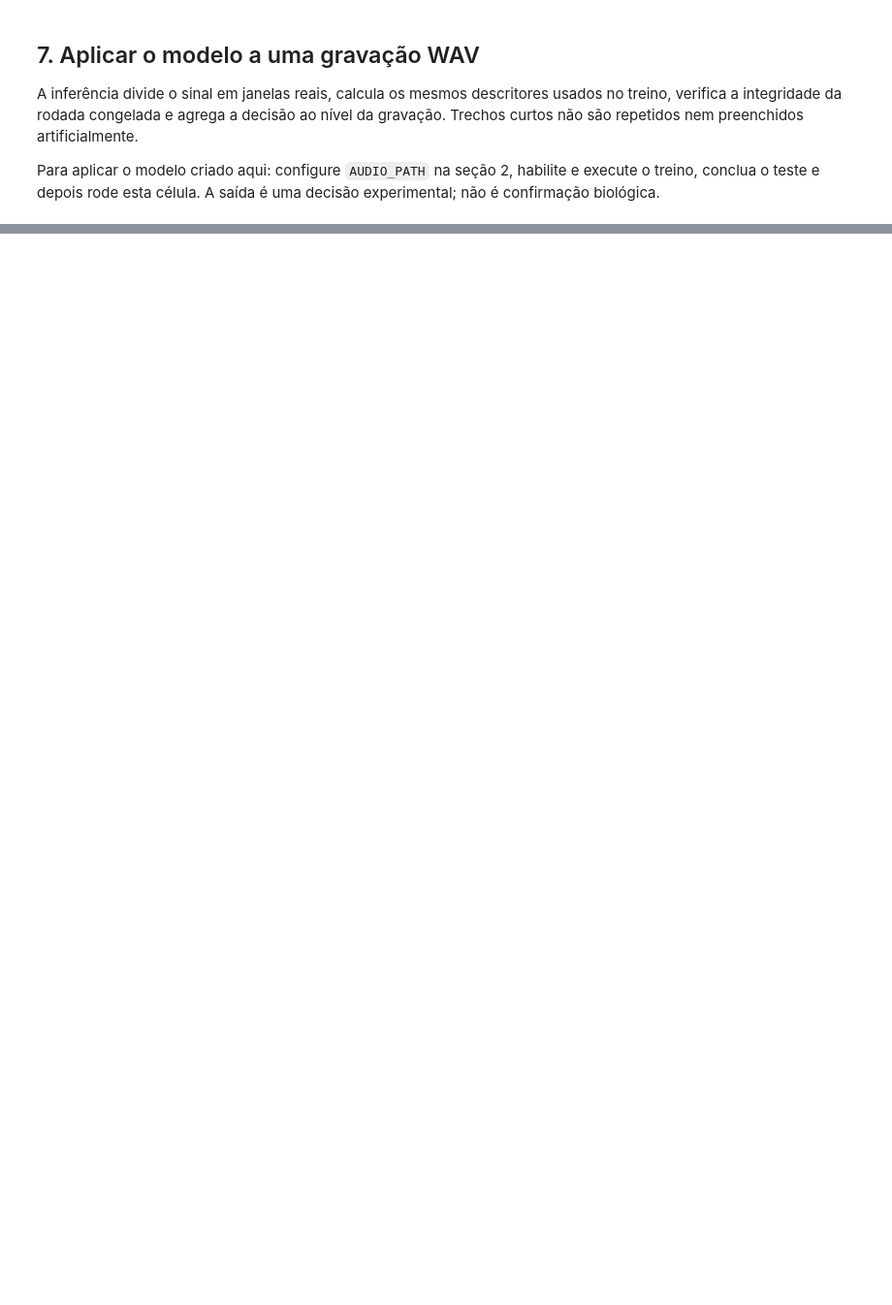
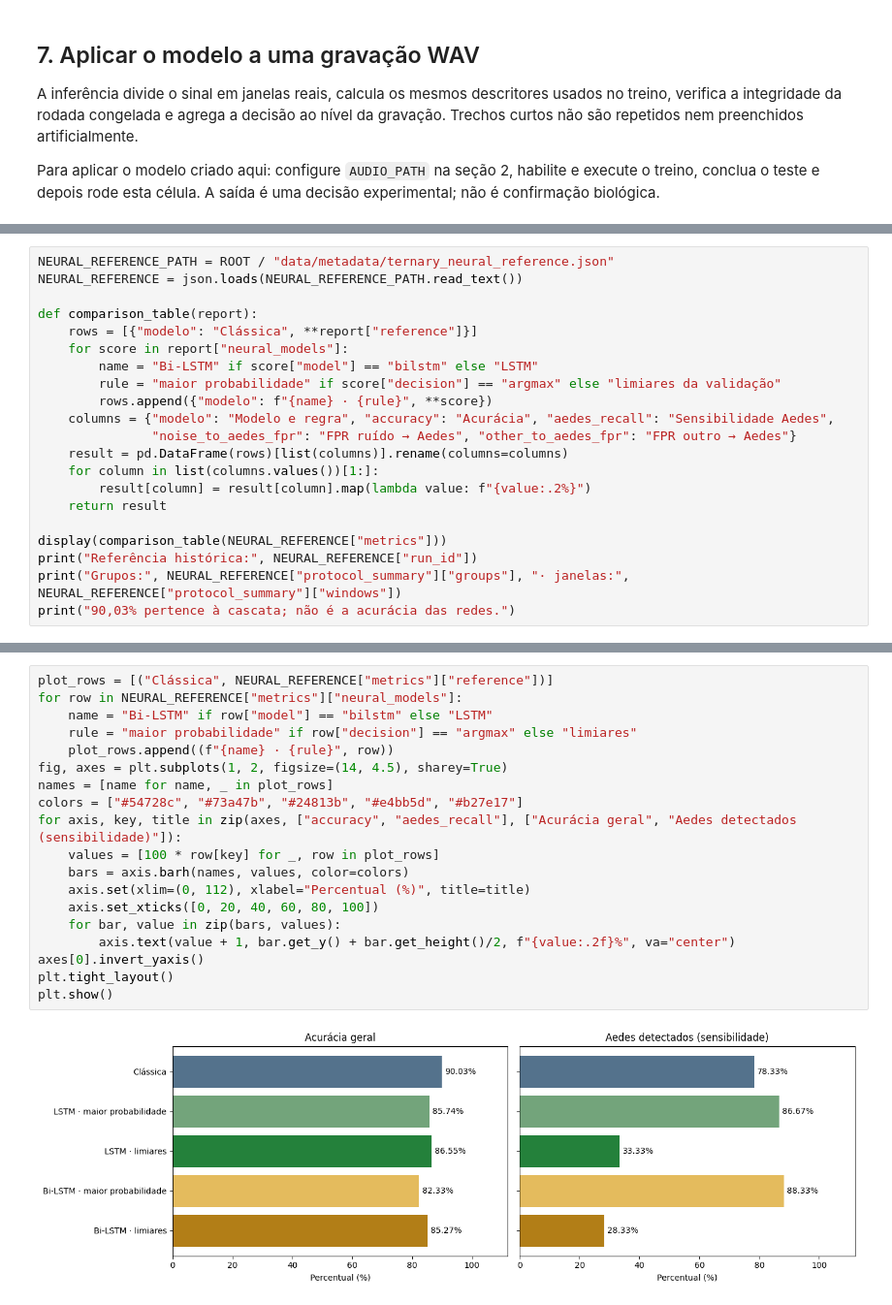
Before and after one commit to Lciarallo/mosquito-wingbeat, a Jupyter notebook: notebooks/detector_ternario_treinamento_teste_aplicacao.ipynb, the cells around one changed output, grey strips where cells are left out. Shown at 97% size. Cells and saved outputs as stored; diff of their text form; blank space fills up the shorter version.

```diff
--- a/notebooks/detector_ternario_treinamento_teste_aplicacao.ipynb
+++ b/notebooks/detector_ternario_treinamento_teste_aplicacao.ipynb
@@ -242,0 +361,21 @@ else:
+# %%
+NEURAL_REFERENCE_PATH = ROOT / "data/metadata/ternary_neural_reference.json"
+NEURAL_REFERENCE = json.loads(NEURAL_REFERENCE_PATH.read_text())
+
+def comparison_table(report):
+    rows = [{"modelo": "Clássica", **report["reference"]}]
+    for score in report["neural_models"]:
+        name = "Bi-LSTM" if score["model"] == "bilstm" else "LSTM"
+        rule = "maior probabilidade" if score["decision"] == "argmax" else "limiares da validação"
+        rows.append({"modelo": f"{name} · {rule}", **score})
+    columns = {"modelo": "Modelo e regra", "accuracy": "Acurácia", "aedes_recall": "Sensibilidade Aedes",
+               "noise_to_aedes_fpr": "FPR ruído → Aedes", "other_to_aedes_fpr": "FPR outro → Aedes"}
+    result = pd.DataFrame(rows)[list(columns)].rename(columns=columns)
+    for column in list(columns.values())[1:]:
+        result[column] = result[column].map(lambda value: f"{value:.2%}")
+    return result
+
+display(comparison_table(NEURAL_REFERENCE["metrics"]))
+print("Referência histórica:", NEURAL_REFERENCE["run_id"])
+print("Grupos:", NEURAL_REFERENCE["protocol_summary"]["groups"], "· janelas:", NEURAL_REFERENCE["protocol_summary"]["windows"])
+print("90,03% pertence à cascata; não é a acurácia das redes.")
@@ -242,0 +396,21 @@ else:
+# %%
+plot_rows = [("Clássica", NEURAL_REFERENCE["metrics"]["reference"])]
+for row in NEURAL_REFERENCE["metrics"]["neural_models"]:
+    name = "Bi-LSTM" if row["model"] == "bilstm" else "LSTM"
+    rule = "maior probabilidade" if row["decision"] == "argmax" else "limiares"
+    plot_rows.append((f"{name} · {rule}", row))
+fig, axes = plt.subplots(1, 2, figsize=(14, 4.5), sharey=True)
+names = [name for name, _ in plot_rows]
+colors = ["#54728c", "#73a47b", "#24813b", "#e4bb5d", "#b27e17"]
+for axis, key, title in zip(axes, ["accuracy", "aedes_recall"], ["Acurácia geral", "Aedes detectados (sensibilidade)"]):
+    values = [100 * row[key] for _, row in plot_rows]
+    bars = axis.barh(names, values, color=colors)
+    axis.set(xlim=(0, 112), xlabel="Percentual (%)", title=title)
+    axis.set_xticks([0, 20, 40, 60, 80, 100])
+    for bar, value in zip(bars, values):
+        axis.text(value + 1, bar.get_y() + bar.get_height()/2, f"{value:.2f}%", va="center")
+axes[0].invert_yaxis()
+plt.tight_layout()
+plt.show()
+# %% [output]
+[figure, added]
```
Also changed, not shown: parts of 27 cells of this notebook, 11 other files.
